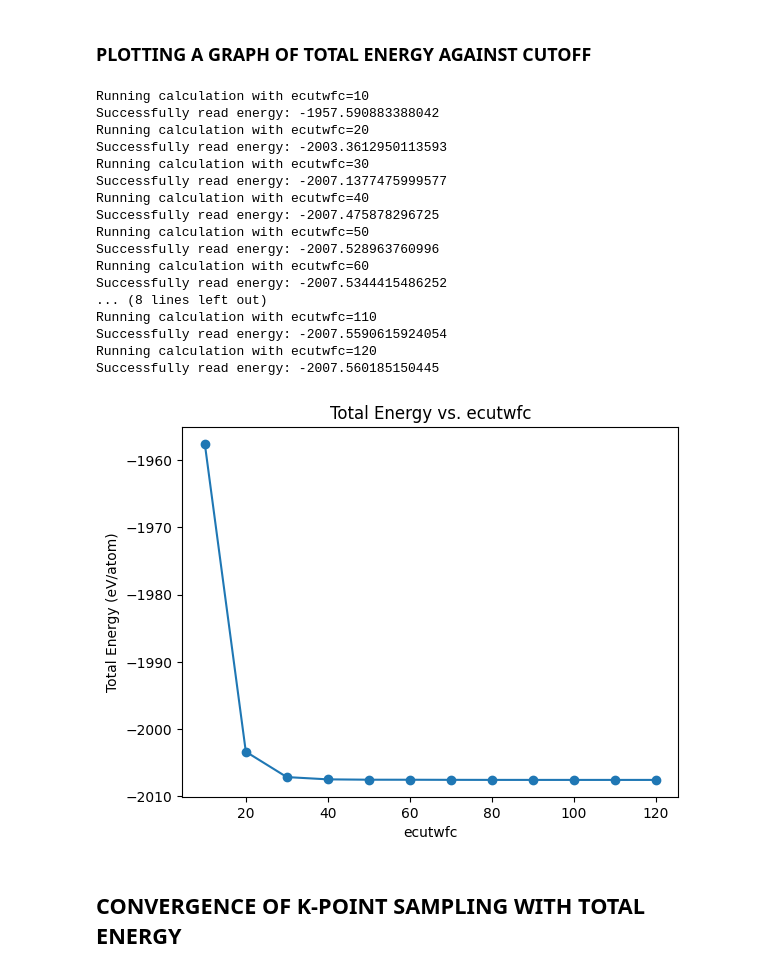
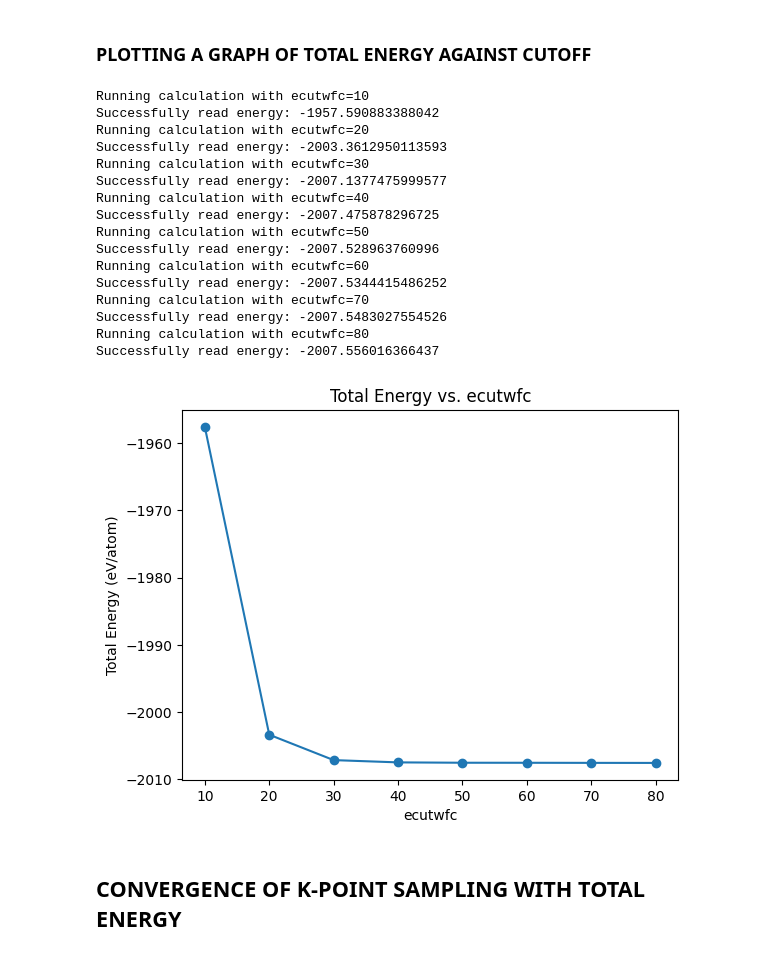
Before and after one commit to kkipngenokoech/Material-Science, a Jupyter notebook: calculations/QE_Graphene_2_2_super_cell_ibrav=0_cell.ipynb, the cells around one changed output. Drawn from its saved outputs; the diff is of its cells as text; code cells hidden in the pictures.

```diff
--- a/calculations/QE_Graphene_2_2_super_cell_ibrav=0_cell.ipynb
+++ b/calculations/QE_Graphene_2_2_super_cell_ibrav=0_cell.ipynb
@@ -249,42 +270,41 @@ K_POINTS (automatic)
 # %% [markdown]
 ### PLOTTING A GRAPH OF TOTAL ENERGY AGAINST CUTOFF
 # %%
-ecutwfc_values = [10, 20, 30, 40, 50, 60, 70, 80, 90, 100, 110, 120]
+ecutwfc_values = [10, 20, 30, 40, 50, 60, 70, 80]#, 90, 100, 110, 120]
 ecutoff_total_energies = []
 
 for ecutwfc in ecutwfc_values:
   change_ecutwfc_param(ecutwfc)
   ! /content/qe-lite/bin/pw.x < graphene.scf.in > graphene.scf.out
   output = ase.io.read("graphene.scf.out")
   # ! grep -e "total energy  " -e "estimated" graphene.scf.out
   ecutoff_total_energies.append(output.get_total_energy())
   print(f"Successfully read energy: {output.get_total_energy()}")
 
 
 plt.plot(ecutwfc_values, ecutoff_total_energies, 'o-')
 plt.xlabel('ecutwfc')
 plt.ylabel('Total Energy (eV/atom)')
 plt.title('Total Energy vs. ecutwfc')
 plt.show()
 # %% [output]
 Running calculation with ecutwfc=10
 Successfully read energy: -1957.590883388042
 Running calculation with ecutwfc=20
 Successfully read energy: -2003.3612950113593
 Running calculation with ecutwfc=30
 Successfully read energy: -2007.1377475999577
 Running calculation with ecutwfc=40
 Successfully read energy: -2007.475878296725
 Running calculation with ecutwfc=50
 Successfully read energy: -2007.528963760996
 Running calculation with ecutwfc=60
 Successfully read energy: -2007.5344415486252
-... (8 lines left out)
-Running calculation with ecutwfc=110
-Successfully read energy: -2007.5590615924054
-Running calculation with ecutwfc=120
-Successfully read energy: -2007.560185150445
+Running calculation with ecutwfc=70
+Successfully read energy: -2007.5483027554526
+Running calculation with ecutwfc=80
+Successfully read energy: -2007.556016366437
-[figure, old version]
+[figure, new version]
 # %% [markdown]
 ## CONVERGENCE OF K-POINT SAMPLING WITH TOTAL ENERGY
 # %%
```
Also changed, not shown: parts of 9 cells of this notebook.
